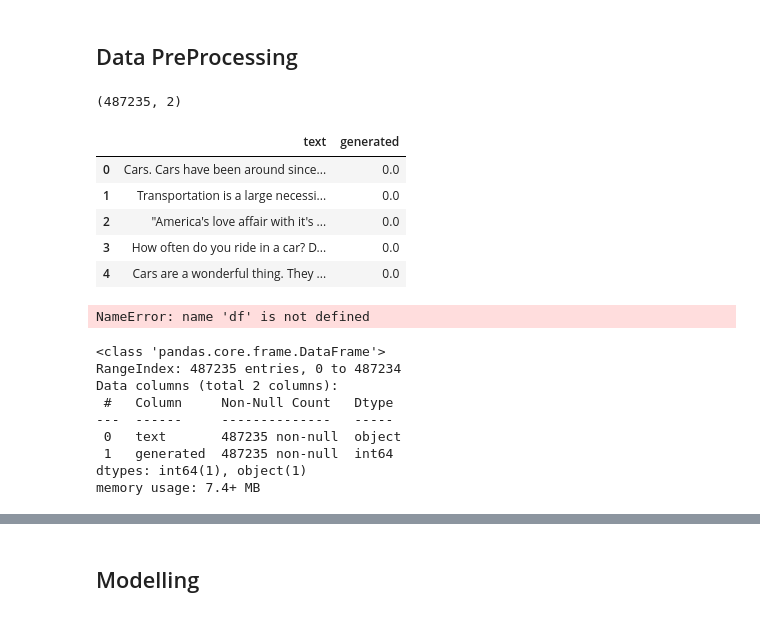
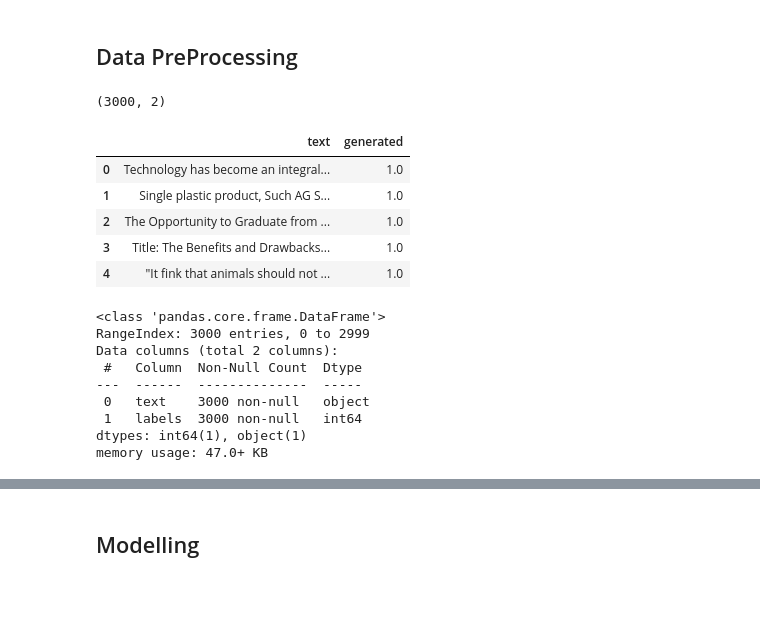
Before and after one commit to AxelPribadi/LLMProject, a Jupyter notebook: LLMModel.ipynb, the cells around one changed output, grey strips where cells are left out. Saved outputs shown, nothing was run; the diff lists cells and outputs as text; code cells hidden in the pictures.

```diff
--- a/LLMModel.ipynb
+++ b/LLMModel.ipynb
@@ -66,36 +66,35 @@ Mounted at /content/gdrive
 ## Data PreProcessing
 # %%
 # import data
-df = pd.read_csv('gdrive/MyDrive/DS Projects/AI_Human.csv')
+# df = pd.read_csv('gdrive/MyDrive/DS Projects/AI_Human.csv')
+df = pd.read_csv('sampled.csv')
 
 print(df.shape)
 df.head()
 # %% [output]
-(487235, 2)
+(3000, 2)
 |  | text | generated |
-| 0 | Cars. Cars have been around since... | 0.0 |
-| 1 | Transportation is a large necessi... | 0.0 |
-| 2 | "America's love affair with it's ... | 0.0 |
-| 3 | How often do you ride in a car? D... | 0.0 |
-| 4 | Cars are a wonderful thing. They ... | 0.0 |
+| 0 | Technology has become an integral... | 1.0 |
+| 1 | Single plastic product, Such AG S... | 1.0 |
+| 2 | The Opportunity to Graduate from ... | 1.0 |
+| 3 | Title: The Benefits and Drawbacks... | 1.0 |
+| 4 | "It fink that animals should not ... | 1.0 |
 # %%
 # convert "generated" data type float -> int
 df["generated"] = df["generated"].astype(int)
 
 # rename "generated" to "labels"
 df = df.rename(columns={"generated": "labels"})
-# %% [output]
-NameError: name 'df' is not defined
 # %%
 df.info()
 # %% [output]
 <class 'pandas.core.frame.DataFrame'>
-RangeIndex: 487235 entries, 0 to 487234
+RangeIndex: 3000 entries, 0 to 2999
 Data columns (total 2 columns):
- #   Column     Non-Null Count   Dtype
----  ------     --------------   -----
- 0   text       487235 non-null  object
- 1   generated  487235 non-null  int64
+ #   Column  Non-Null Count  Dtype
+---  ------  --------------  -----
+ 0   text    3000 non-null   object
+ 1   labels  3000 non-null   int64
 dtypes: int64(1), object(1)
-memory usage: 7.4+ MB
+memory usage: 47.0+ KB
 # %%
```
Also changed, not shown: parts of 18 cells of this notebook.
